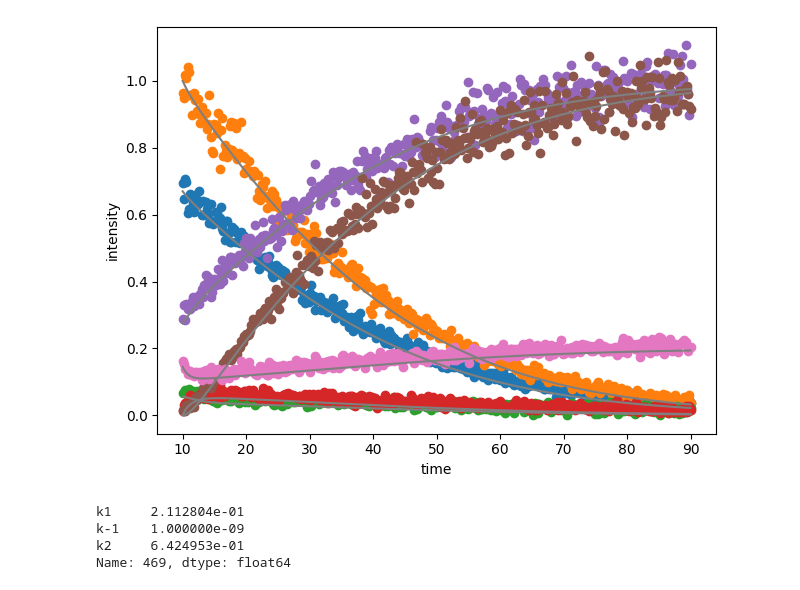
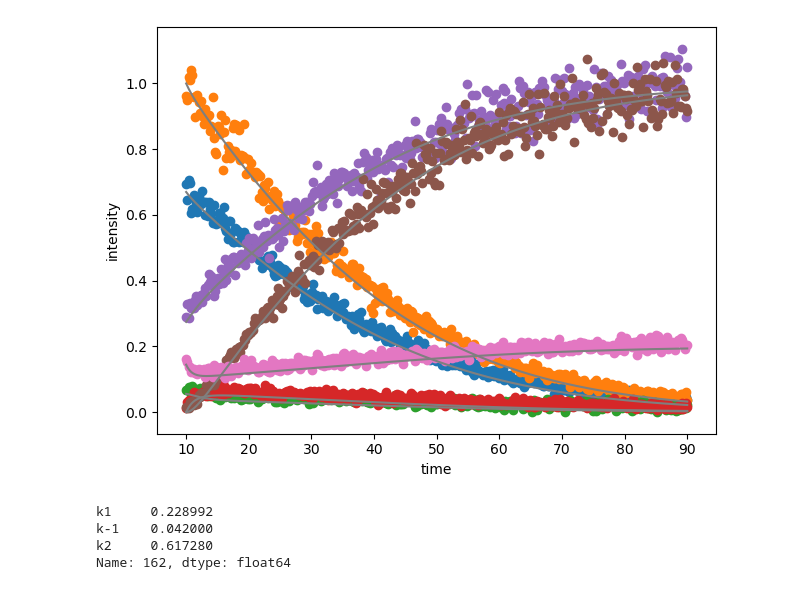
Before and after one commit to MartijnDingemans/delayed_reactant_labeling, a Jupyter notebook: examples/docs/example_optimize.ipynb, the cells around one changed output. Cells and saved outputs as stored; diff of their text form; code cells hidden in the pictures.

```diff
--- a/examples/docs/example_optimize.ipynb
+++ b/examples/docs/example_optimize.ipynb
@@ -28,35 +28,36 @@ rate_constants_real = {'k1': 0.3, 'k-1': 0.05, 'k2': 0.5}
 drl_real = DRL(rate_constants=rate_constants_real, reactions=reactions)
 real_data = drl_real.predict_concentration(
     t_eval_pre=time_pre,
     t_eval_post=time_post,
     dilution_factor=dilution_factor,
     initial_concentrations=concentration_initial,
     labeled_concentration=concentration_labeled)
 
 # add noise
 rng = np.random.default_rng(42)
 fake_data = []
 for col in real_data.columns[:-1]:  # the last column contains a time array, so skip that one.
     noise_dynamic = rng.normal(loc=1, scale=0.05, size=real_data[col].shape)  # fraction error
     noise_static = rng.normal(loc=0.015, scale=0.0075, size=real_data[col].shape)
     fake_col = real_data[col] * noise_dynamic + noise_static
     fake_col[fake_col < 1e-10] = 1e-10  # no negative intensity
     fake_data.append(fake_col)
 fake_data.append(real_data['time'])
 fake_data = pd.DataFrame(fake_data, index=real_data.columns).T
 
 # visualize
 import matplotlib.pyplot as plt
-fig, ax = plt.subplots(layout='tight')
+fig, ax = plt.subplots()
 for col in fake_data.columns[:-1]:
     ax.plot(time_post, real_data[col], color="tab:gray")
     ax.scatter(time_post, fake_data[col], label=col)
 ax.plot(np.nan, np.nan, color="tab:gray", label="real")
 ax.set_xlabel("time")
 ax.set_ylabel("intensity")
+fig.tight_layout()
 fig.show()
 # %% [output]
-[figure, old version]
+[figure, new version]
 # %%
 from delayed_reactant_labeling.predict import DRL
 from delayed_reactant_labeling.optimize import RateConstantOptimizerTemplate
@@ -95,11 +96,11 @@ def METRIC(y_true: np.ndarray, y_pred: np.ndarray) -> float:
 # %%
 from scipy.optimize import Bounds
 description = ['k1', 'k-1', 'k2']
-bounds = Bounds(np.array([1e-9, 1e-9, 1e-9]), np.array([100, 100, 100]))  #lower bound, upper bound
+bounds = Bounds(np.array([1e-9, -0.042, 1e-9]), np.array([100, 0.042, 100]))  #lower bound, upper bound
 
 RCO = RateConstantOptimizer(experimental=fake_data, metric=METRIC)
 RCO.optimize(
-    x0=np.array([1, 1, 1]),
+    x0=np.array([1, 0.042, 1]),
     x_description=description,
     x_bounds=bounds,
     path='./optimization/', _overwrite_log=True)
@@ -111,10 +112,10 @@ progress.best_X
 # k-1,  1.000000e-09
 # k2,   6.424953e-01
 # %% [output]
-k1     2.112804e-01
-k-1    1.000000e-09
-k2     6.424953e-01
-Name: 469, dtype: float64
+k1     0.228992
+k-1    0.042000
+k2     0.617280
+Name: 162, dtype: float64
 # %%
 RCO.optimize_multiple(
     path='./optimization_multiple/',
```
Also changed, not shown: parts of 3 cells of this notebook, 1 other file.
